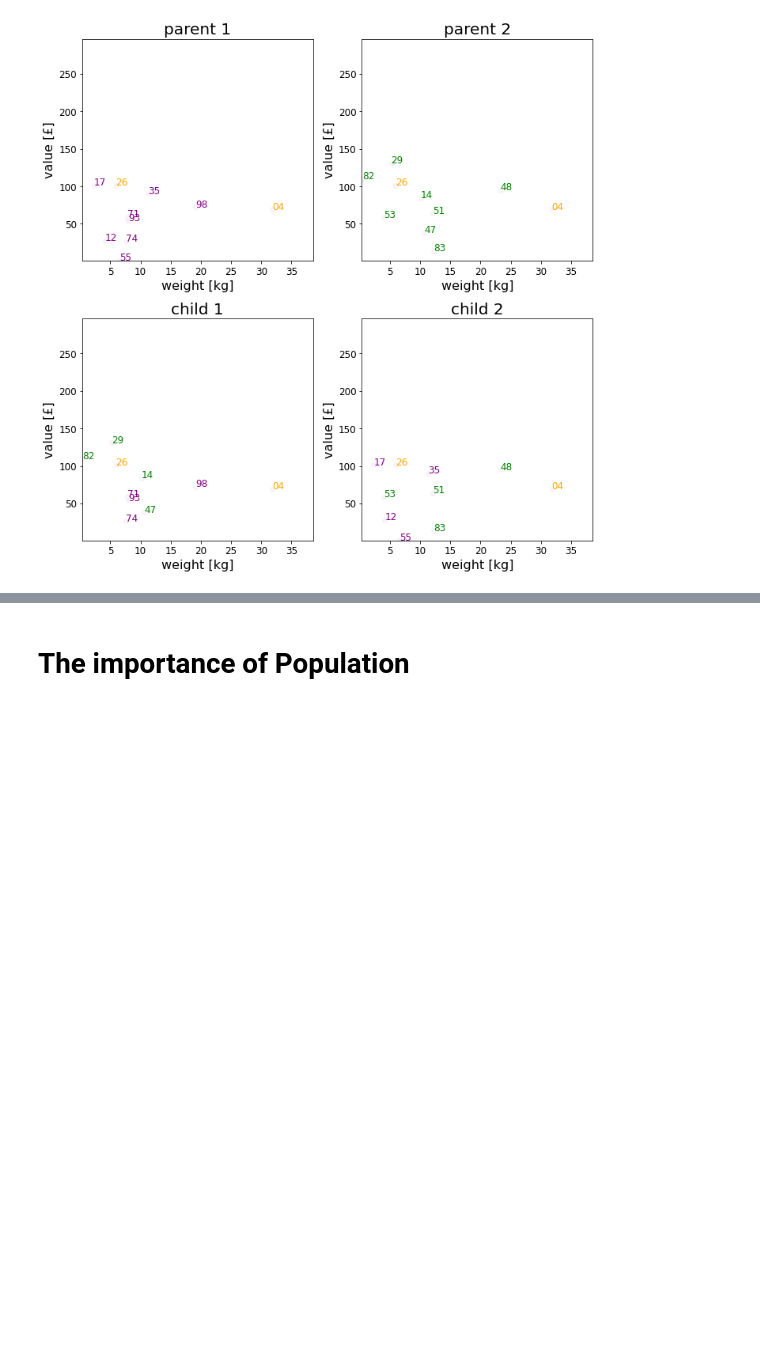
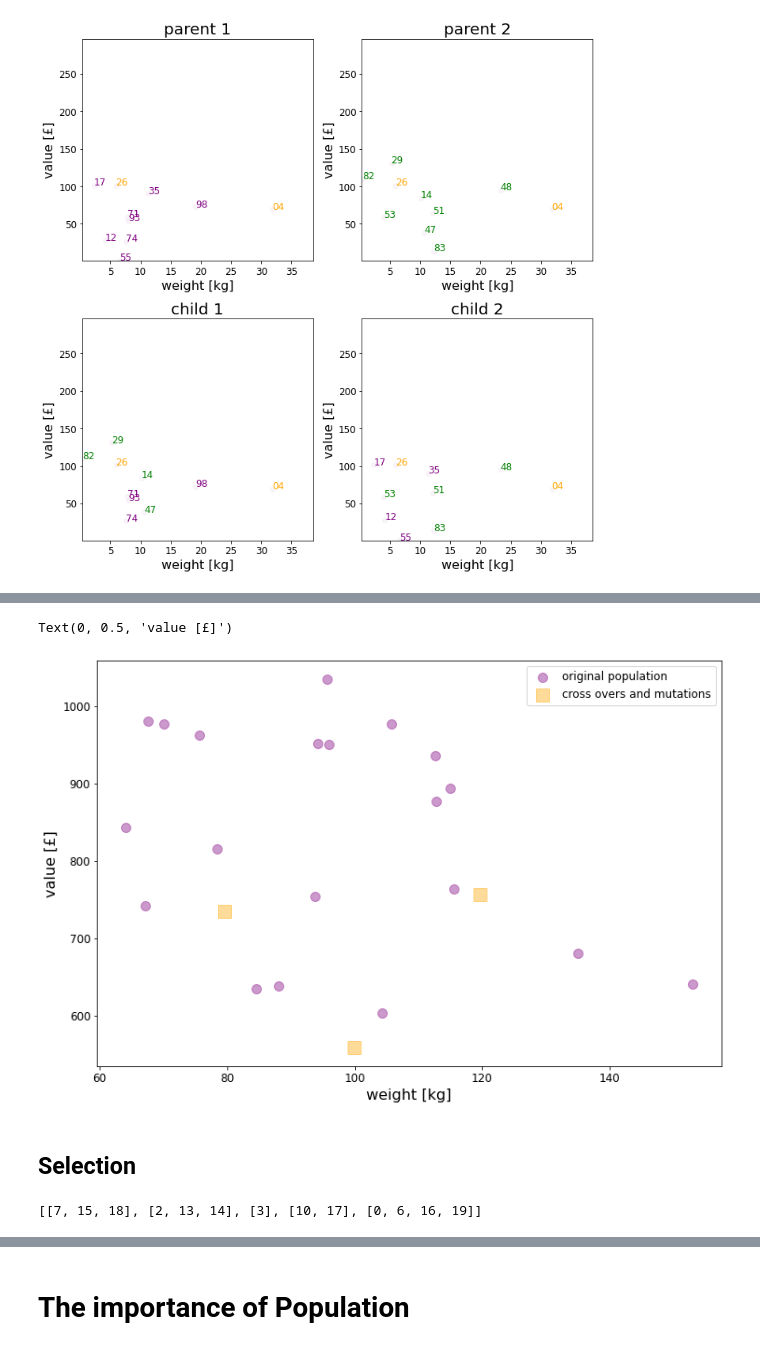
Before and after one commit to elzurdo/multi_objective_optimisation, a Jupyter notebook: 02_knapsack_2D_stochastic.ipynb, the cells around one changed output, grey strips where cells are left out. Cells and saved outputs as stored; diff of their text form; code cells hidden in the pictures; blank space fills up the shorter version.

Commit message:
mutation, evaluation, selection

```diff
--- a/02_knapsack_2D_stochastic.ipynb
+++ b/02_knapsack_2D_stochastic.ipynb
@@ -415,0 +467,12 @@ print(mutate_knapsack(knapsacks_instances[0][1]['packages'], list(packages.keys(
+# %%
+all_packages = list(packages.keys())
+n_packages_mutate = 2    # change me!
+seed = 2
+
+idx_indv = 0
+individual = population[idx_indv]['packages']
+
+print(f'individual original: {", ".join(map(str,individual))}')
+individual_mutated = mutate_knapsack(individual, all_packages, n_mutate=n_packages_mutate, seed=seed)
+print(f'individual mutated : {", ".join(map(str,individual_mutated))}')
+print(f'{len(set(individual) & set(individual_mutated))} packages remain and {len(set(individual) - set(individual_mutated))} were changed')
@@ -415,0 +485,5 @@ print(mutate_knapsack(knapsacks_instances[0][1]['packages'], list(packages.keys(
+# %%
+population_born = {'child 1': {'packages':child1}, 'child 2': {'packages':child2},
+                   'individual_mutated': {'packages': individual_mutated}
+                  }
+population_born
@@ -415,0 +494,5 @@ print(mutate_knapsack(knapsacks_instances[0][1]['packages'], list(packages.keys(
+# %%
+for _, indv in population_born.items():
+    for objective in objectives:
+        knapsack_objective(indv, objective, packages)
+population_born
@@ -415,0 +509,47 @@ print(mutate_knapsack(knapsacks_instances[0][1]['packages'], list(packages.keys(
+# %%
+plt.scatter([knapsacks['weight'] for _, knapsacks in population.items()],
+                [knapsacks['value'] for _, knapsacks in population.items()],
+                s=100, alpha=0.4, color='purple', label='original population')
+
+plt.scatter([knapsacks['weight'] for _, knapsacks in population_born.items()],
+                [knapsacks['value'] for _, knapsacks in population_born.items()],
+                marker='s',s=200, alpha=0.4, color='orange', label='cross overs and mutations')
+
+
+plt.legend()
+plt.xlabel('weight [kg]')
+plt.ylabel('value [£]')
+# %% [output]
+Text(0, 0.5, 'value [£]')
+[figure, added]
+# %% [markdown]
+## Selection
+# %%
+N_SELECTION = 10
+exact_n_selection = False
+
+idxs_knapsacks_selected = []
+
+population_remaining = population.copy()
+
+individuals_selected = []
+pareto_fronts = []
+while len(individuals_selected) < N_SELECTION:
+    these_selected = knapsacks_to_pareto_front(population_remaining)
+
+    n_these_selected_and_selected = len(these_selected) + len(individuals_selected)
+    if exact_n_selection:
+        if n_these_selected_and_selected > N_SELECTION:
+            n_these_subset = N_SELECTION - len(individuals_selected)
+            these_selected = np.random.choice(these_selected, n_these_subset, replace=False).tolist()
+
+    pareto_fronts.append(these_selected)
+
+    individuals_selected = [individual for pareto_front in pareto_fronts for individual in pareto_front]
+
+    for individual in these_selected:
+        del population_remaining[individual]
+
+pareto_fronts
+# %% [output]
+[[7, 15, 18], [2, 13, 14], [3], [10, 17], [0, 6, 16, 19]]
```
Also changed, not shown: parts of 19 cells of this notebook.
